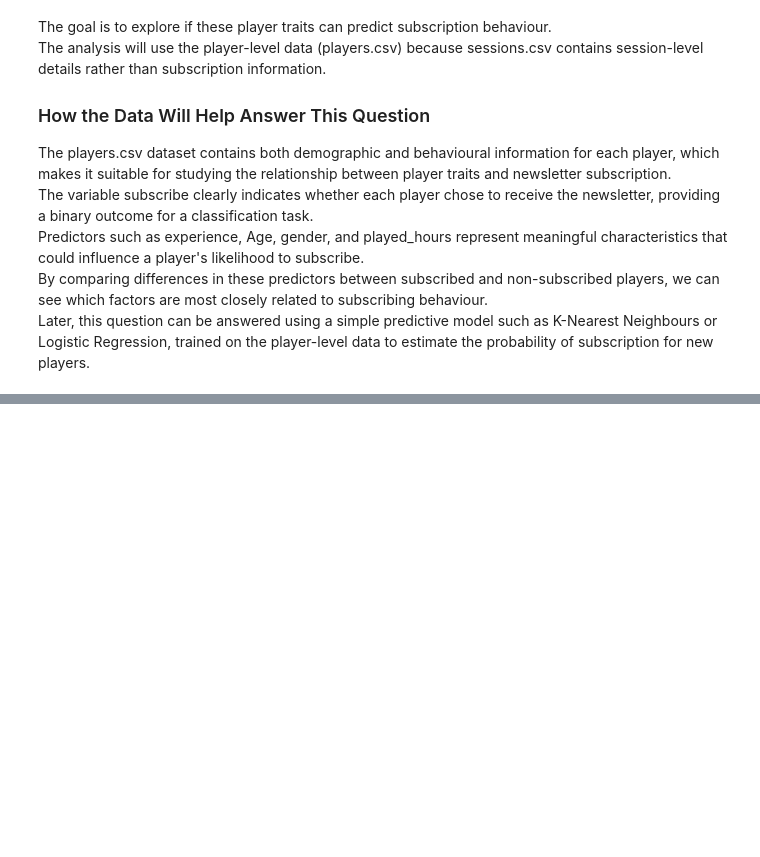
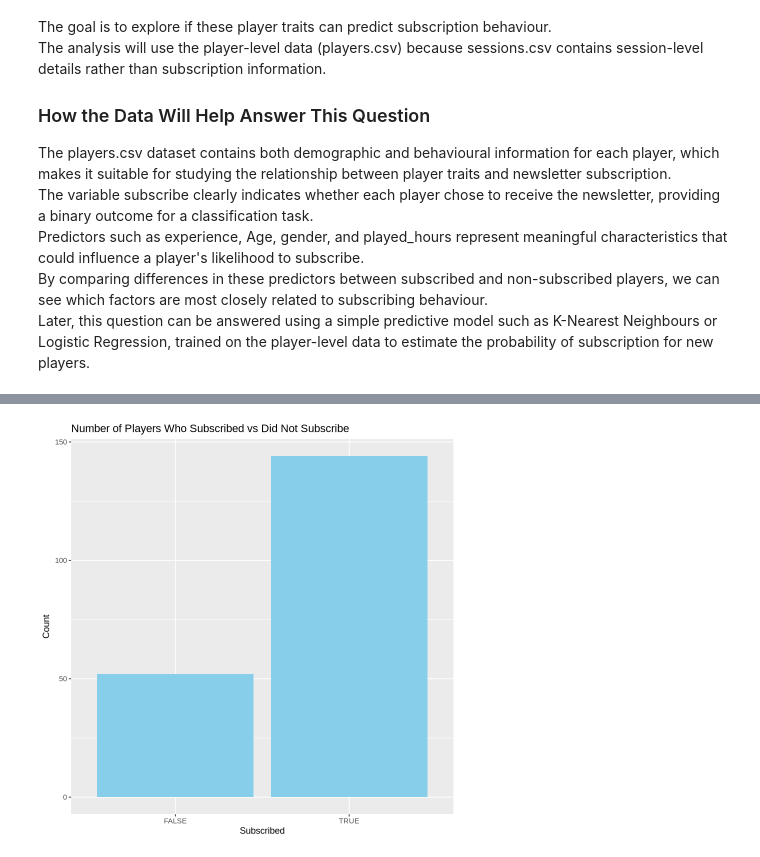
Before and after one commit to Dongwoothehutt/dsci1002025w1group25, a Jupyter notebook: projectmainnotebook.ipynb, the cells around one changed output, grey strips where cells are left out. Drawn from its saved outputs; the diff is of its cells as text; code cells hidden in the pictures; blank space fills up the shorter version.

```diff
--- a/projectmainnotebook.ipynb
+++ b/projectmainnotebook.ipynb
@@ -171,0 +177,12 @@ Later, this question can be answered using a simple predictive model such as K-N
+# %%
+# Bar chart showing how many players subscribed vs not
+players |>
+  ggplot(aes(x = subscribe)) +
+  geom_bar(fill = "skyblue") +
+  labs(
+    title = "Number of Players Who Subscribed vs Did Not Subscribe",
+    x = "Subscribed",
+    y = "Count"
+  )
+# %% [output]
+[figure, added]
```
Also changed, not shown: parts of 4 cells of this notebook.
